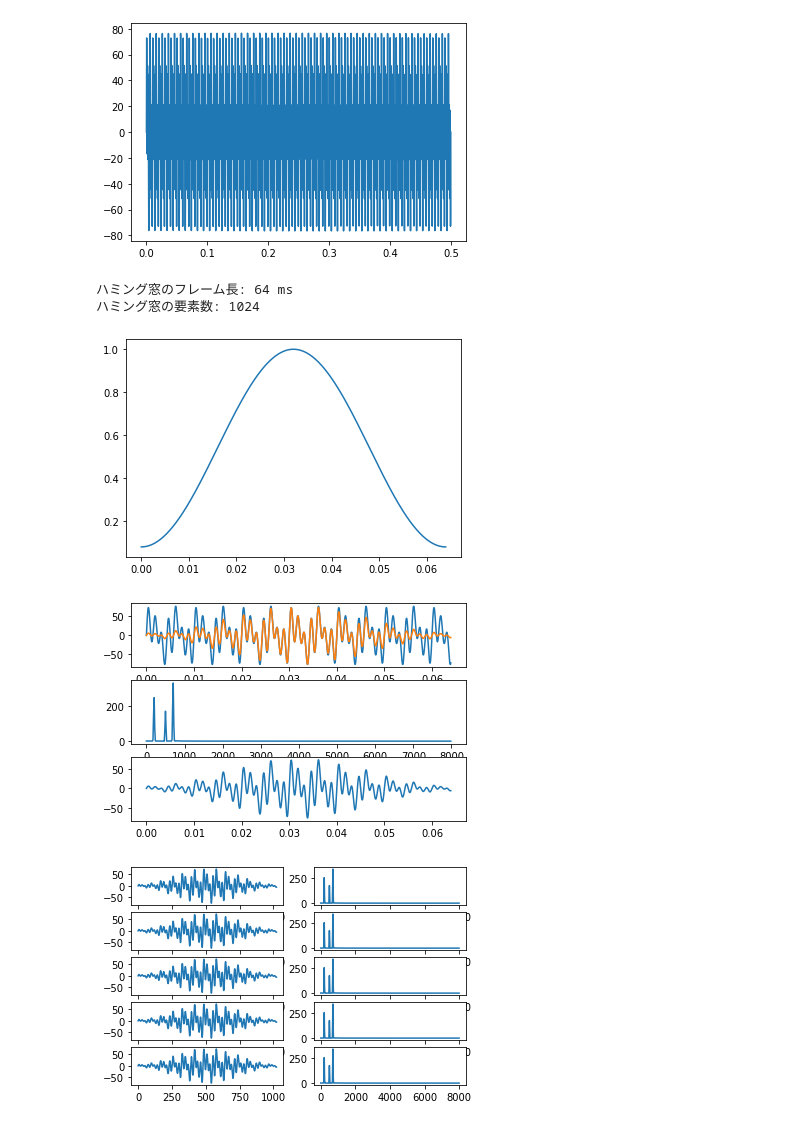
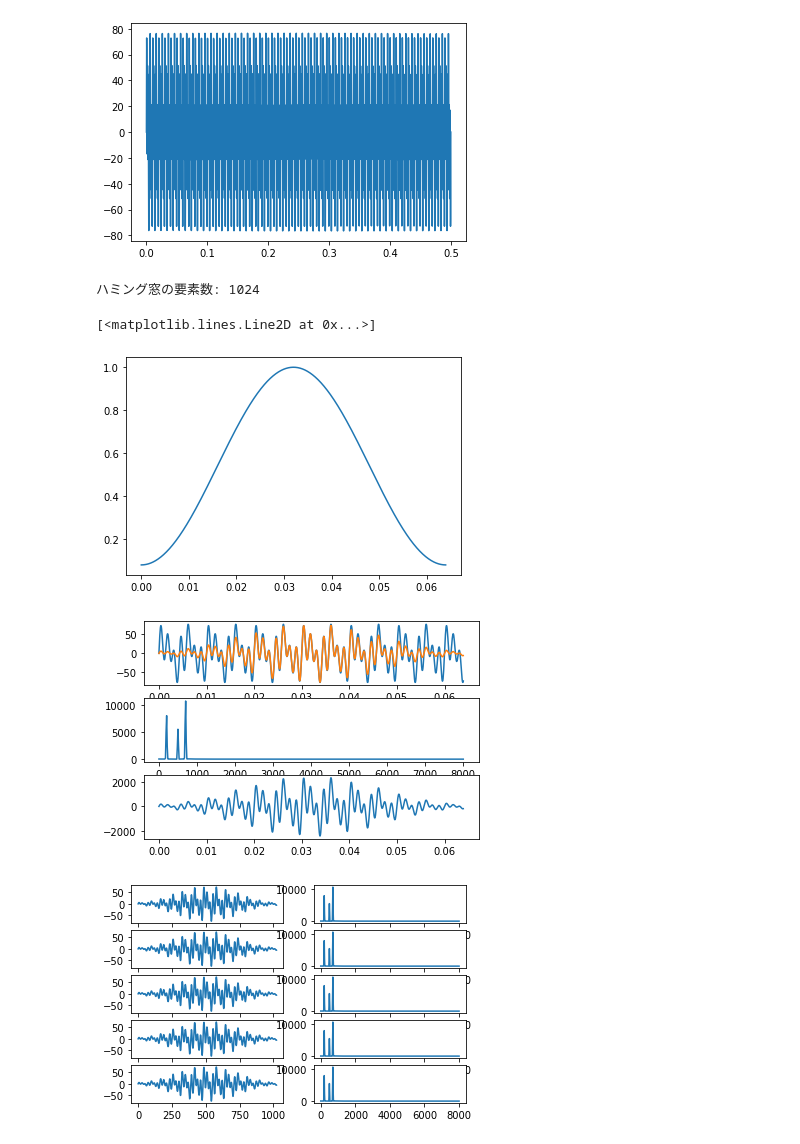
Before and after one commit to conf8o/python-audio-study, a Jupyter notebook: 2020-12-10/stft/短時間フーリエ変換のためのコード.ipynb, the cells around one changed output. Saved outputs shown, nothing was run; the diff lists cells and outputs as text; code cells hidden in the pictures.

```diff
--- a/2020-12-10/stft/短時間フーリエ変換のためのコード.ipynb
+++ b/2020-12-10/stft/短時間フーリエ変換のためのコード.ipynb
@@ -21,7 +21,9 @@ MS = 500
 
 # 複数のsin波(周波数, 振幅)の線形和をサンプルデータとする。
 def sample_audio():
-    data = sum(sin_wave(k, RATE, MS) * a for k, a in [(200, 30), (500, 20), (700, 40)])
+    data = sum(sin_wave(k, RATE, MS) * a
+               for k, a
+               in [(200, 30), (500, 20), (700, 40)])
     audio = Audio(RATE, data)
     return audio
 
@@ -30,58 +32,54 @@ AUDIO.plot()
 # %% [output]
 [figure]
 # %%
-# フレーム長(ms)
-FRAME_LENGTH = list(frame_candidates(RATE))[-1]
+# フレーム長
+FRAME_LENGTH = list(frame_candidates(RATE, 20, 80))[-1]
 
 # ハミング窓の取得
 def sample_hamming():
-    print("ハミング窓のフレーム長:", FRAME_LENGTH, "ms")
-    hw = audio_hamming(FRAME_LENGTH, RATE)
+    hw = np.hamming(FRAME_LENGTH)
     print("ハミング窓の要素数:", len(hw))
     return hw
 
 HW = sample_hamming()
 TIMES = time_axis(HW, RATE)
 
-def plot_hamming():
-    plt.plot(TIMES, HW)
-
-plot_hamming()
+plt.plot(TIMES, HW)
 # %% [output]
-ハミング窓のフレーム長: 64 ms
 ハミング窓の要素数: 1024
+[<matplotlib.lines.Line2D at 0x...>]
 [figure]
 # %%
 # オーディオデータのクリップリスト(FRAME_LENGTHのフレーム長(ms), STEP(ms)ずつ)
 STEP = 10
 AUDIO_FRAMES = np.array(list(AUDIO.each_frame(FRAME_LENGTH, STEP)))
 
 # 最初のフレームをプロット
 def plot_first_frame():
     _, plot = plt.subplots(3, 1)
     plot0, plot1, plot2 = plot
 
     # サンプルデータの最初のframe_length(ms)までのフレーム
     frame1 = AUDIO_FRAMES[0]
     plot0.plot(TIMES, frame1)
 
     # ハミング窓の適用
     windowed = frame1 * HW
     plot0.plot(TIMES, windowed)
 
     # 高速フーリエ変換
     n = len(windowed)
-    ffted = np.fft.fft(windowed, n, norm="ortho")
-    freq = np.fft.fftfreq(n, d=1/RATE)
-    plot1.plot(freq[:n//2], np.abs(ffted[:n//2]))
+    ffted = np.fft.rfft(windowed, n)
+    freq = np.fft.rfftfreq(n, d=1/RATE)
+    plot1.plot(freq, np.abs(ffted))
 
     # 逆フーリエ変換
-    iffted = np.fft.ifft(ffted) * np.sqrt(n)
+    iffted = np.fft.irfft(ffted) * np.sqrt(n)
     plot2.plot(TIMES, np.real(iffted))
 
 plot_first_frame()
 # %% [output]
-[figure, old version]
+[figure, new version]
 # %%
 # 最初の5クリップの短時間フーリエ変換のプロット
 
@@ -94,10 +92,10 @@ def plot_stft(count):
         windowed = frame * HW
         plot0.plot(windowed)
 
-        ffted = np.abs(np.fft.fft(windowed, norm="ortho"))[:n//2]
-        freq = np.fft.fftfreq(n, d=1/RATE)[:n//2]
+        ffted = np.abs(np.fft.rfft(windowed))
+        freq = np.fft.rfftfreq(n, d=1/RATE)
         plot1.plot(freq, ffted)
 
 plot_stft(5)
 # %% [output]
-[figure, old version]
+[figure, new version]
```
Also changed, not shown: 3 other files.
